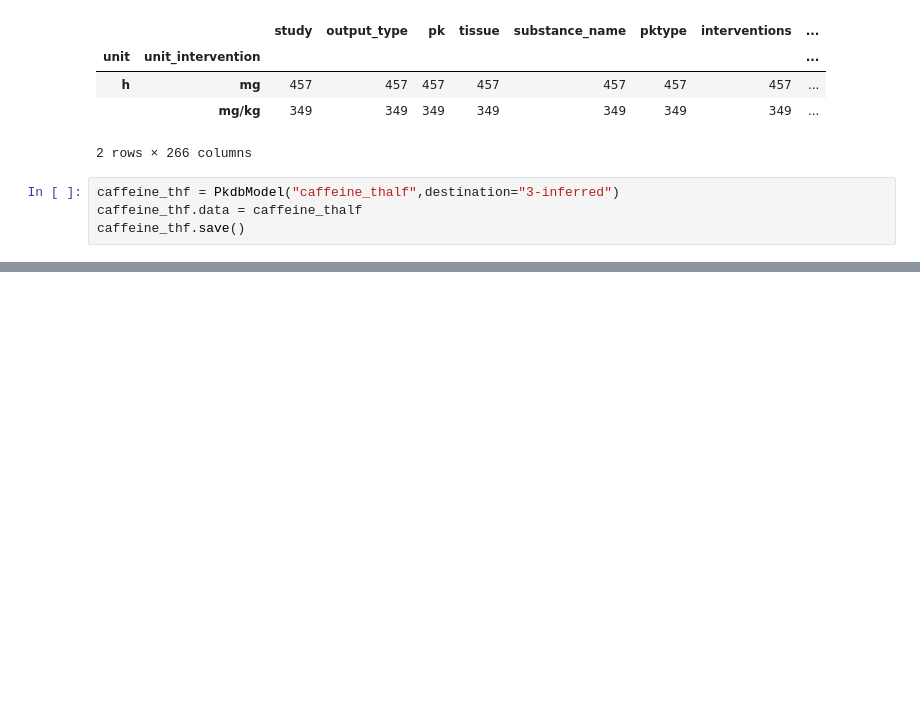
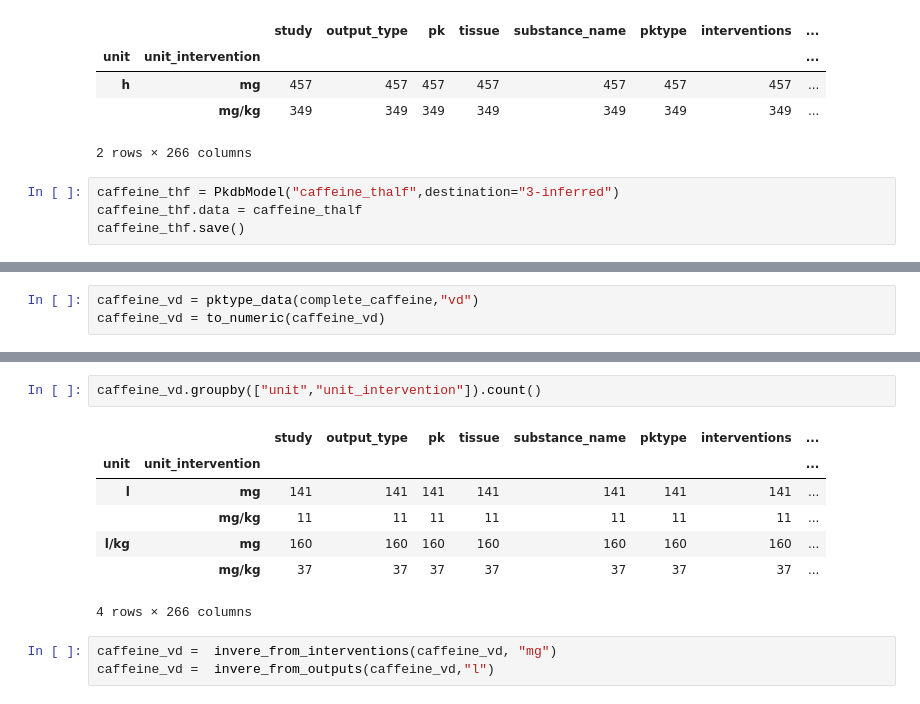
Before and after one commit to matthiaskoenig/pkdb_analysis, a Jupyter notebook: caffeine/02-Caffeine_Data_Infer.ipynb, the cells around one changed output, grey strips where cells are left out. Saved outputs shown, nothing was run; the diff lists cells and outputs as text; blank space fills up the shorter version.

Commit message:
finished alot of analysis refactoring of caffeine

```diff
--- a/caffeine/02-Caffeine_Data_Infer.ipynb
+++ b/caffeine/02-Caffeine_Data_Infer.ipynb
@@ -283,0 +240,3 @@ caffeine_thf.save()
+# %%
+caffeine_vd = pktype_data(complete_caffeine,"vd")
+caffeine_vd = to_numeric(caffeine_vd)
@@ -283,0 +261,13 @@ caffeine_thf.save()
+# %%
+caffeine_vd.groupby(["unit","unit_intervention"]).count()
+# %% [output]
+|  |  | study | output_type | pk | tissue | substance_name | pktype | interventions | ... |
+| unit | unit_intervention |  |  |  |  |  |  |  | ... |
+| l | mg | 141 | 141 | 141 | 141 | 141 | 141 | 141 | ... |
+|  | mg/kg | 11 | 11 | 11 | 11 | 11 | 11 | 11 | ... |
+| l/kg | mg | 160 | 160 | 160 | 160 | 160 | 160 | 160 | ... |
+|  | mg/kg | 37 | 37 | 37 | 37 | 37 | 37 | 37 | ... |
+4 rows × 266 columns
+# %%
+caffeine_vd =  invere_from_interventions(caffeine_vd, "mg")
+caffeine_vd =  invere_from_outputs(caffeine_vd,"l")
```
Also changed, not shown: parts of 23 cells of this notebook, 47 other files.
